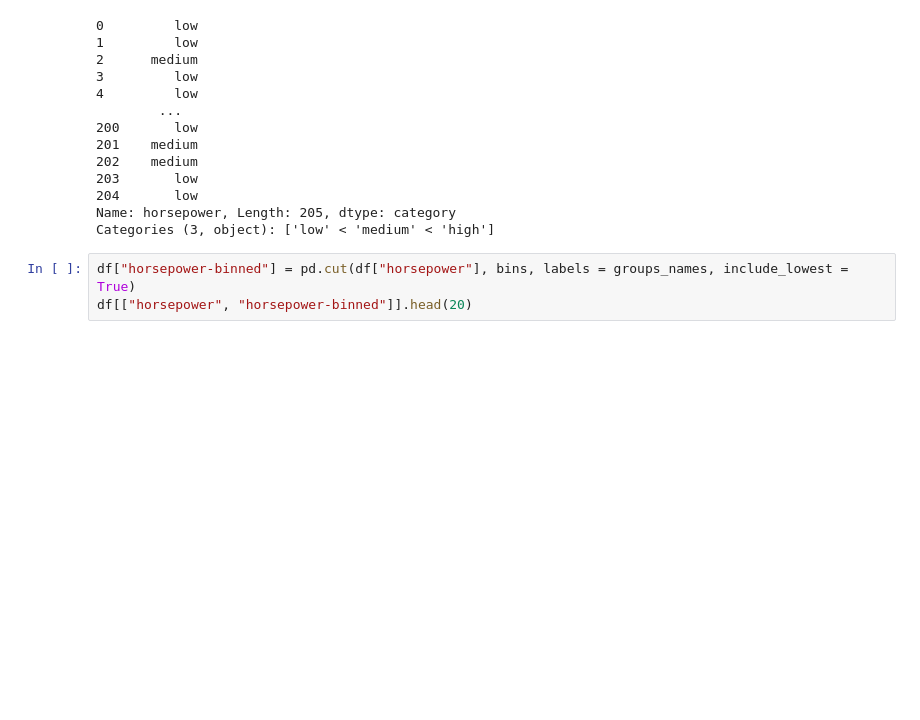
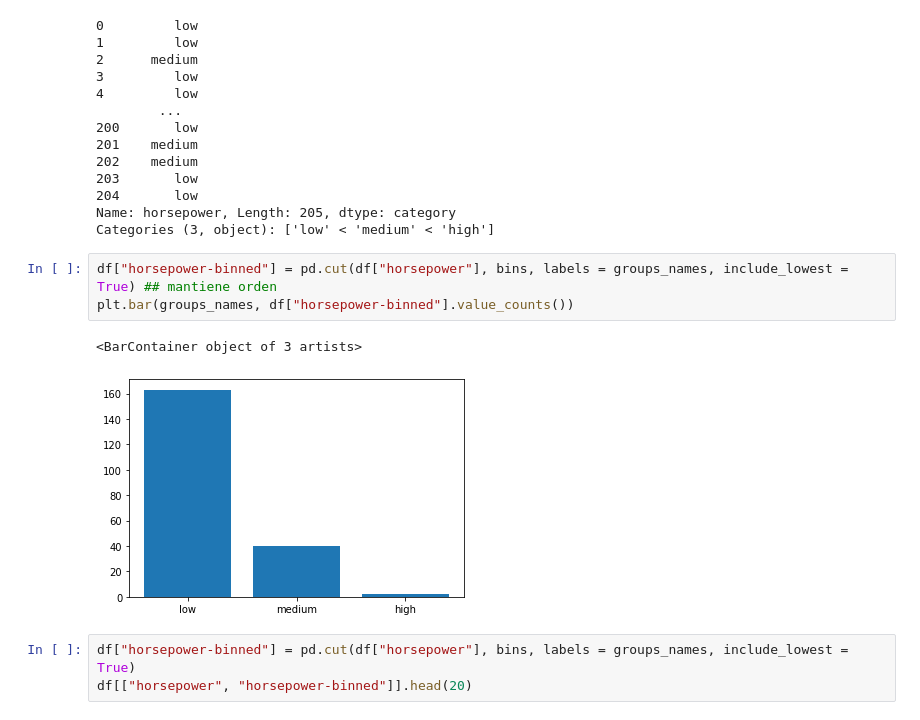
Before and after one commit to PosgradoMNA/actividades-de-aprendizaje-A01793108, a Jupyter notebook: IBM_DataAnalysisPython_A01793108.ipynb, the cells around one changed output. Drawn from its saved outputs; the diff is of its cells as text; blank space fills up the shorter version.

```diff
--- a/IBM_DataAnalysisPython_A01793108.ipynb
+++ b/IBM_DataAnalysisPython_A01793108.ipynb
@@ -471,6 +471,12 @@ pd.cut(df["horsepower"], bins, labels = groups_names, include_lowest = True) ##
 204       low
 Name: horsepower, Length: 205, dtype: category
 Categories (3, object): ['low' < 'medium' < 'high']
+# %%
+df["horsepower-binned"] = pd.cut(df["horsepower"], bins, labels = groups_names, include_lowest = True) ## mantiene orden
+plt.bar(groups_names, df["horsepower-binned"].value_counts())
+# %% [output]
+<BarContainer object of 3 artists>
+[figure, added]
 # %%
 df["horsepower-binned"] = pd.cut(df["horsepower"], bins, labels = groups_names, include_lowest = True)
 df[["horsepower", "horsepower-binned"]].head(20)
```
